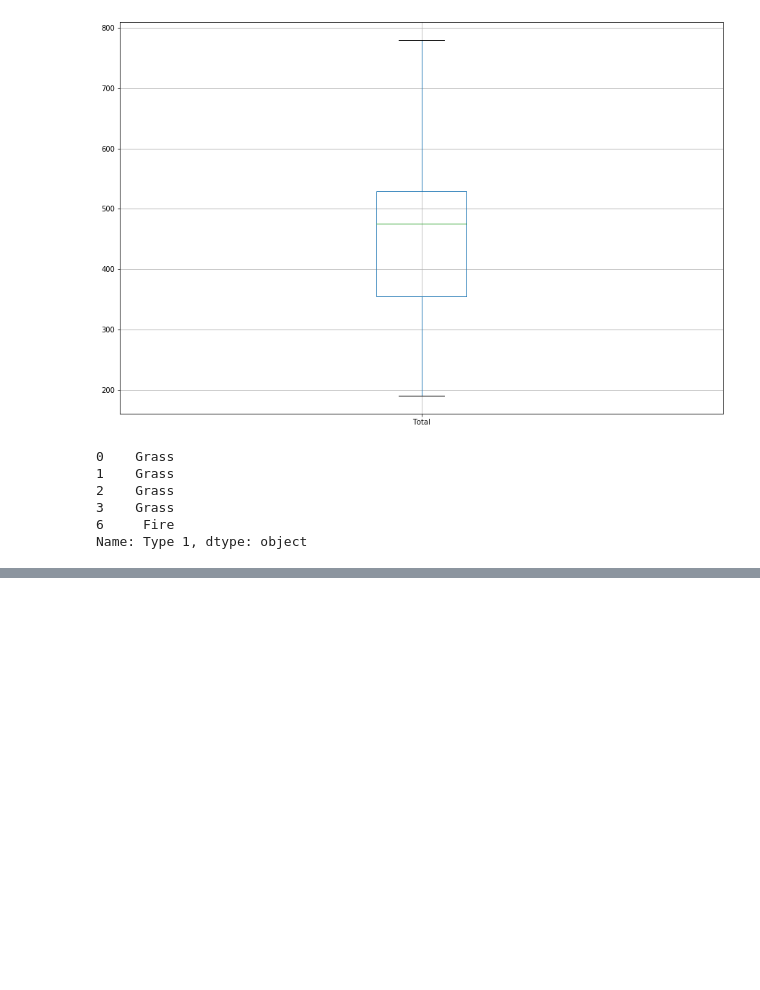
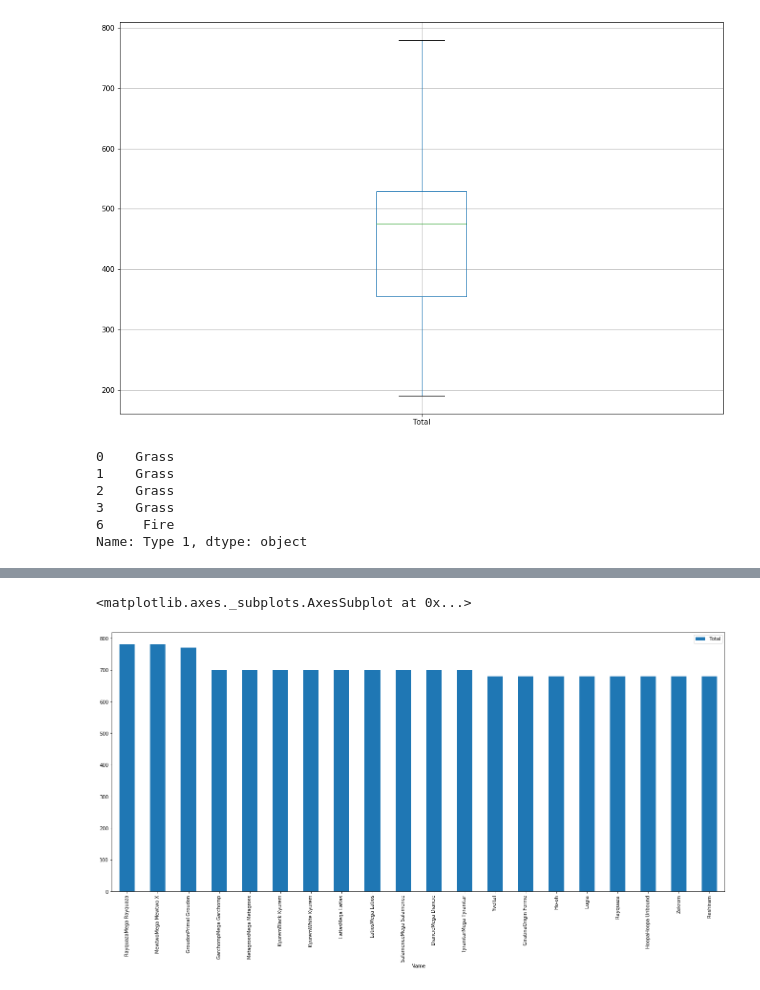
Before and after one commit to srujaan/Data-Science, a Jupyter notebook: week-4/pokemon_stats.ipynb, the cells around one changed output, grey strips where cells are left out. Saved outputs shown, nothing was run; the diff lists cells and outputs as text; code cells hidden in the pictures; blank space fills up the shorter version.

Commit message:
found most powerful pokemon

```diff
--- a/week-4/pokemon_stats.ipynb
+++ b/week-4/pokemon_stats.ipynb
@@ -229,0 +262,3 @@ total_type2.plot(kind='pie',figsize=(15,10))
+# %%
+total_power = pd.DataFrame(read_data[['Name', 'Total']]).sort_values(by='Total',ascending=False)
+total_power.head(20)
@@ -229,0 +298,5 @@ total_type2.plot(kind='pie',figsize=(15,10))
+# %%
+total_power[:20].plot(x='Name',kind='bar', figsize=(23,10))
+# %% [output]
+<matplotlib.axes._subplots.AxesSubplot at 0x...>
+[figure, added]
```
Also changed, not shown: parts of 10 cells of this notebook.
